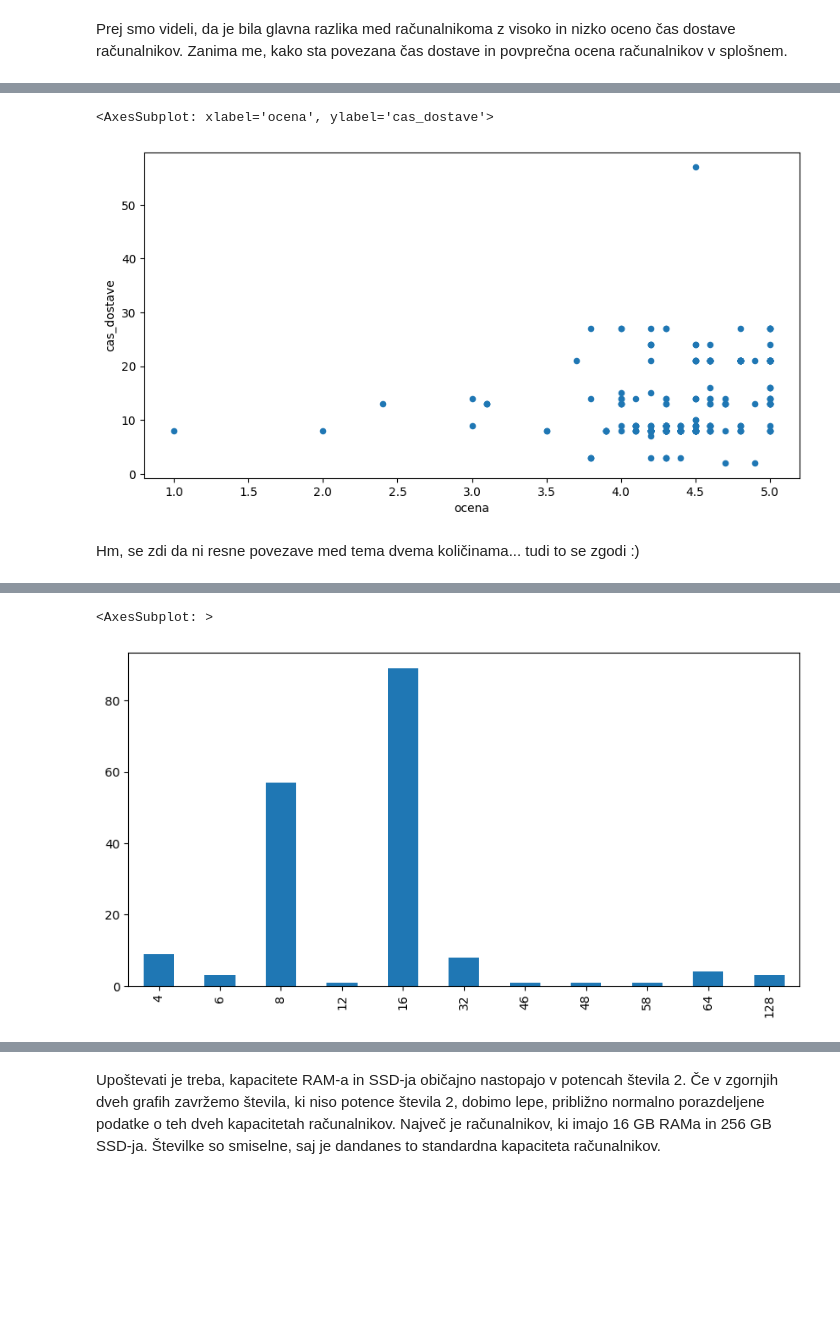
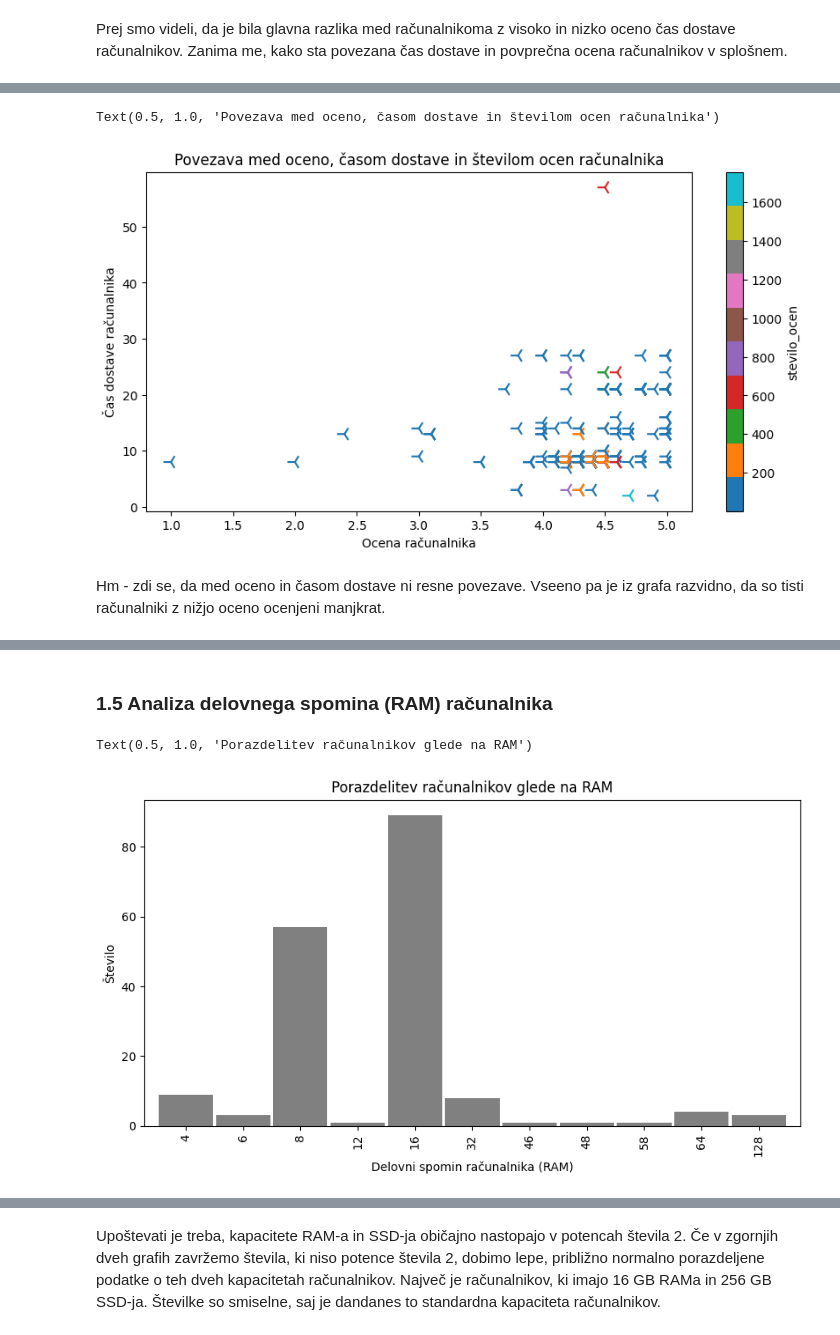
Before and after one commit to tjazerzen/NUC-computer-analysis, a Jupyter notebook: Analiza.ipynb, the cells around one changed output, grey strips where cells are left out. Drawn from its saved outputs; the diff is of its cells as text; code cells hidden in the pictures; blank space fills up the shorter version.

```diff
--- a/Analiza.ipynb
+++ b/Analiza.ipynb
@@ -262,12 +292,22 @@ Prej smo videli, da je bila glavna razlika med računalnikoma z visoko in nizko
 # %%
-nuci[
+ax = nuci[
     (nuci['cas_dostave'] != -1)
-].plot.scatter(x='ocena', y='cas_dostave')
+].plot.scatter(
+    x='ocena',
+    y='cas_dostave',
+    c='stevilo_ocen',
+    colormap='tab10',
+    marker='3',
+    s=150
+)
+ax.set_xlabel('Ocena računalnika')
+ax.set_ylabel('Čas dostave računalnika')
+ax.set_title('Povezava med oceno, časom dostave in številom ocen računalnika')
 # %% [output]
-<AxesSubplot: xlabel='ocena', ylabel='cas_dostave'>
+Text(0.5, 1.0, 'Povezava med oceno, časom dostave in številom ocen računalnika')
-[figure, old version]
+[figure, new version]
 # %% [markdown]
-Hm, se zdi da ni resne povezave med tema dvema količinama... tudi to se zgodi :)
+Hm - zdi se, da med oceno in časom dostave ni resne povezave. Vseeno pa je iz grafa razvidno, da so tisti računalniki z nižjo oceno ocenjeni manjkrat.
 # %%
 zdruzeni_nuci = zdruzi_vse_podatke_v_eno_tabelo(
     nuci
@@ -283,10 +323,20 @@ zdruzeni_nuci.tail()
 | 306 | SilverStone SST-PT14-H1T1; Petit ... | 29.83 | B00GSAOEQW | 0.0 | 4.7 | 63 | 14 | False | ... |
 | 307 | HumanCentric Intel NUC VESA Mount... | 12.99 | B07KB4YWQS | 0.0 | 4.6 | 584 | 8 | False | ... |
 | 308 | HumanCentric Intel NUC VESA Mount... | 12.99 | B07KB4YWQS | 0.0 | 4.6 | 584 | 8 | False | ... |
+# %% [markdown]
+### 1.5 Analiza delovnega spomina (RAM) računalnika
 # %%
-zdruzeni_nuci[zdruzeni_nuci['ram'] != 'unknown'].astype(
+ax = zdruzeni_nuci[zdruzeni_nuci['ram'] != 'unknown'].astype(
     {'ram': 'int64'}
-)['ram'].value_counts().sort_index().plot.bar()
+)['ram'].value_counts().sort_index().plot.bar(
+    width=0.95,
+    align='center',
+    color='grey',
+)
+
+ax.set_xlabel('Delovni spomin računalnika (RAM)')
+ax.set_ylabel('Število')
+ax.set_title('Porazdelitev računalnikov glede na RAM')
 # %% [output]
-<AxesSubplot: >
+Text(0.5, 1.0, 'Porazdelitev računalnikov glede na RAM')
-[figure, old version]
+[figure, new version]
```
Also changed, not shown: parts of 37 cells of this notebook.
